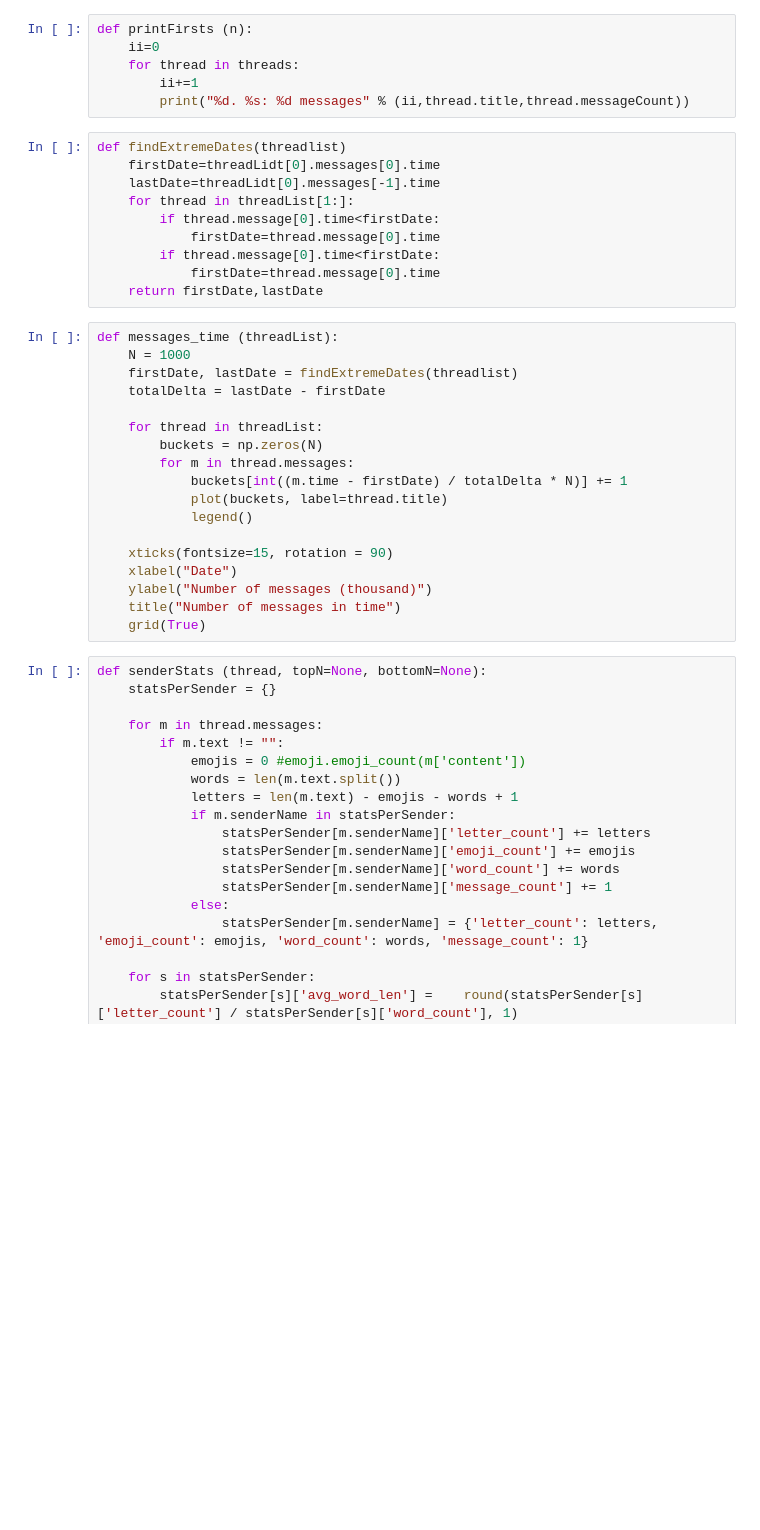
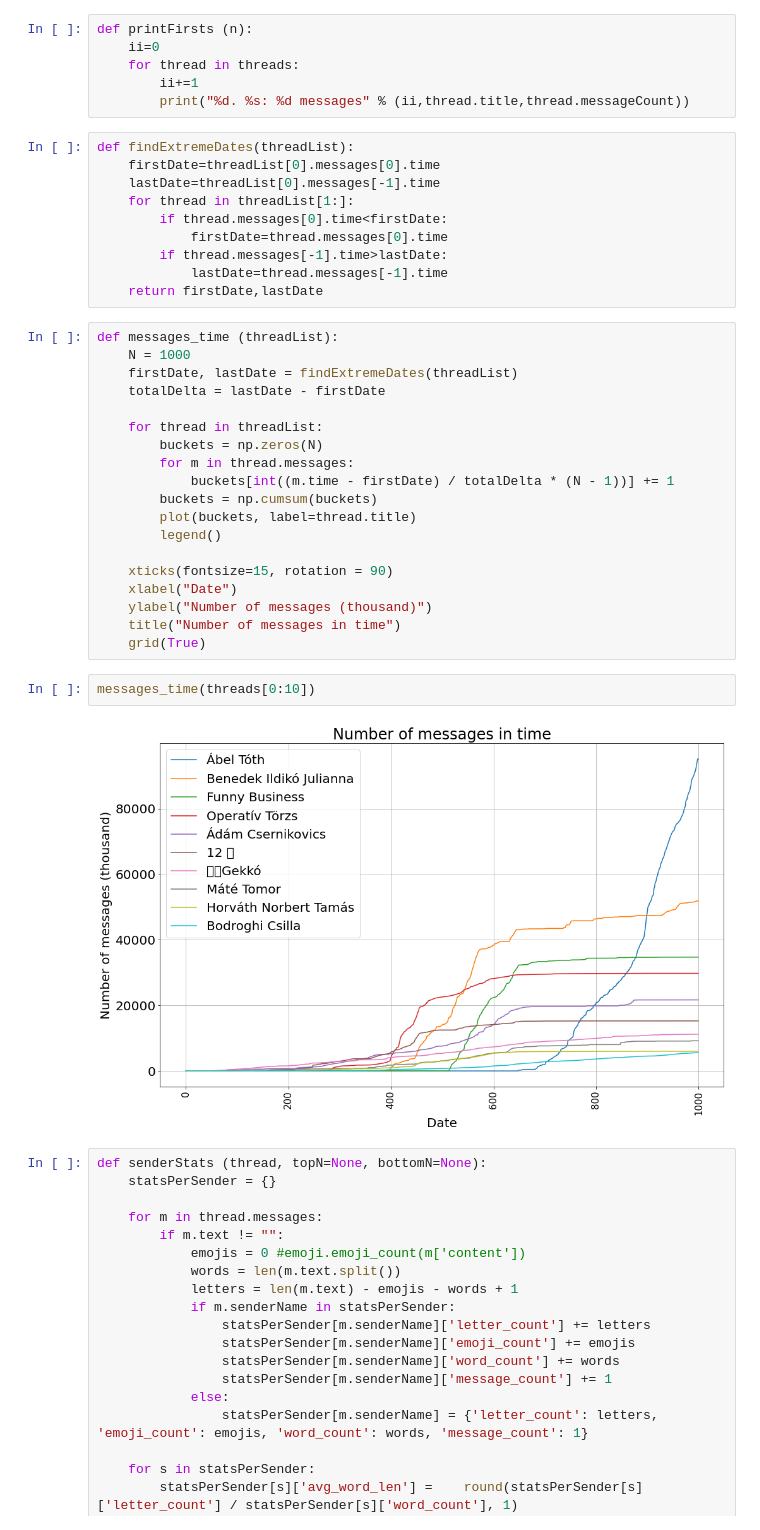
Before and after one commit to kecsapo/Messenger-Analytics, a Jupyter notebook: MessengerAnalytics.ipynb, the cells around one changed output. Saved outputs shown, nothing was run; the diff lists cells and outputs as text; blank space fills up the shorter version.

Commit message:
messages_time

```diff
--- a/MessengerAnalytics.ipynb
+++ b/MessengerAnalytics.ipynb
@@ -72,33 +79,38 @@ def printFirsts (n):
         ii+=1
         print("%d. %s: %d messages" % (ii,thread.title,thread.messageCount))
 # %%
-def findExtremeDates(threadlist)
-    firstDate=threadLidt[0].messages[0].time
-    lastDate=threadLidt[0].messages[-1].time
+def findExtremeDates(threadList):
+    firstDate=threadList[0].messages[0].time
+    lastDate=threadList[0].messages[-1].time
     for thread in threadList[1:]:
-        if thread.message[0].time<firstDate:
-            firstDate=thread.message[0].time
-        if thread.message[0].time<firstDate:
-            firstDate=thread.message[0].time
+        if thread.messages[0].time<firstDate:
+            firstDate=thread.messages[0].time
+        if thread.messages[-1].time>lastDate:
+            lastDate=thread.messages[-1].time
     return firstDate,lastDate
 # %%
 def messages_time (threadList):
     N = 1000
-    firstDate, lastDate = findExtremeDates(threadlist)
+    firstDate, lastDate = findExtremeDates(threadList)
     totalDelta = lastDate - firstDate
 
     for thread in threadList:
         buckets = np.zeros(N)
         for m in thread.messages:
-            buckets[int((m.time - firstDate) / totalDelta * N)] += 1
-            plot(buckets, label=thread.title)
-            legend()
+            buckets[int((m.time - firstDate) / totalDelta * (N - 1))] += 1
+        buckets = np.cumsum(buckets)
+        plot(buckets, label=thread.title)
+        legend()
 
     xticks(fontsize=15, rotation = 90)
     xlabel("Date")
     ylabel("Number of messages (thousand)")
     title("Number of messages in time")
     grid(True)
+# %%
+messages_time(threads[0:10])
+# %% [output]
+[figure, added]
 # %%
 def senderStats (thread, topN=None, bottomN=None):
     statsPerSender = {}
```
Also changed, not shown: parts of 1 cell of this notebook.
